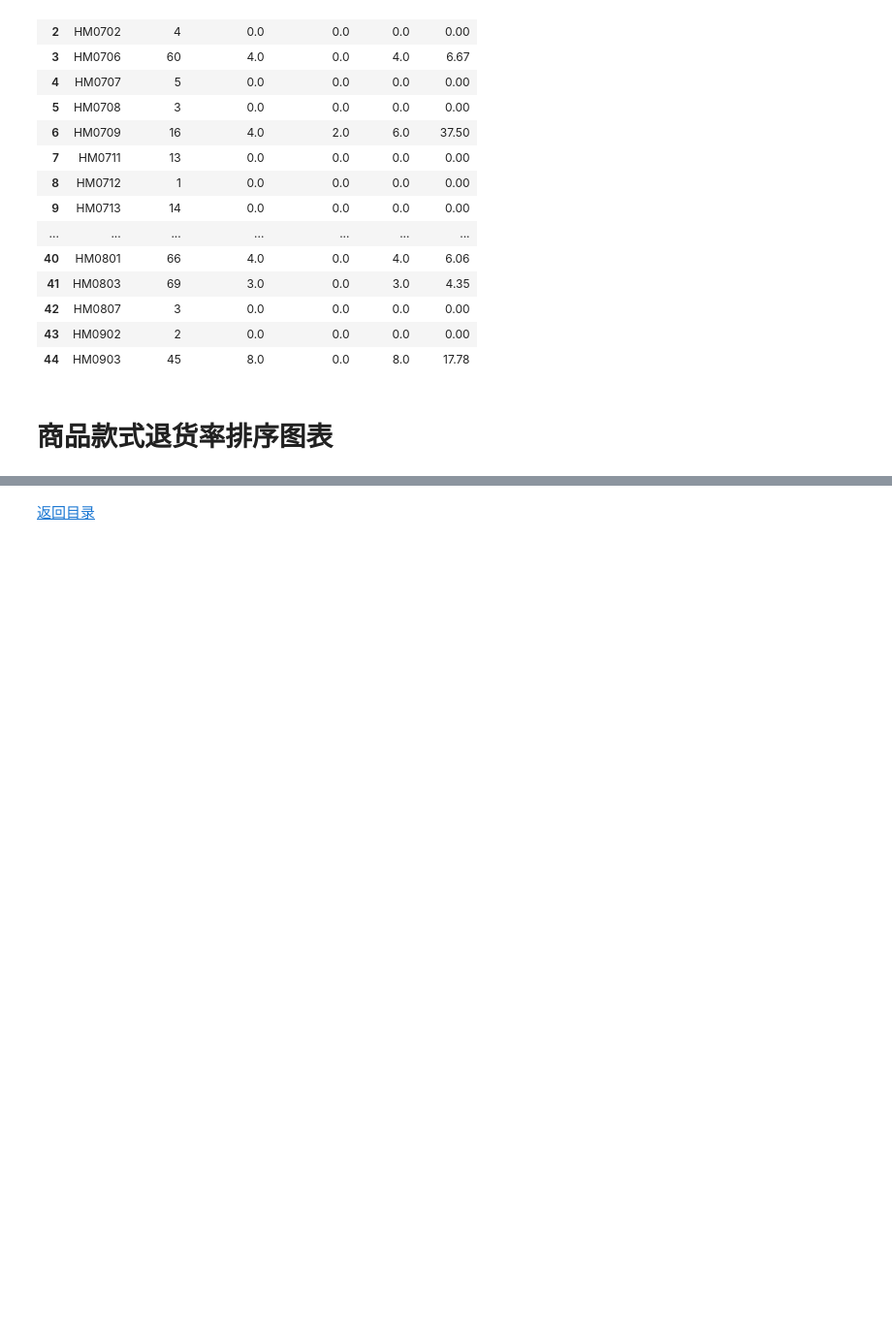
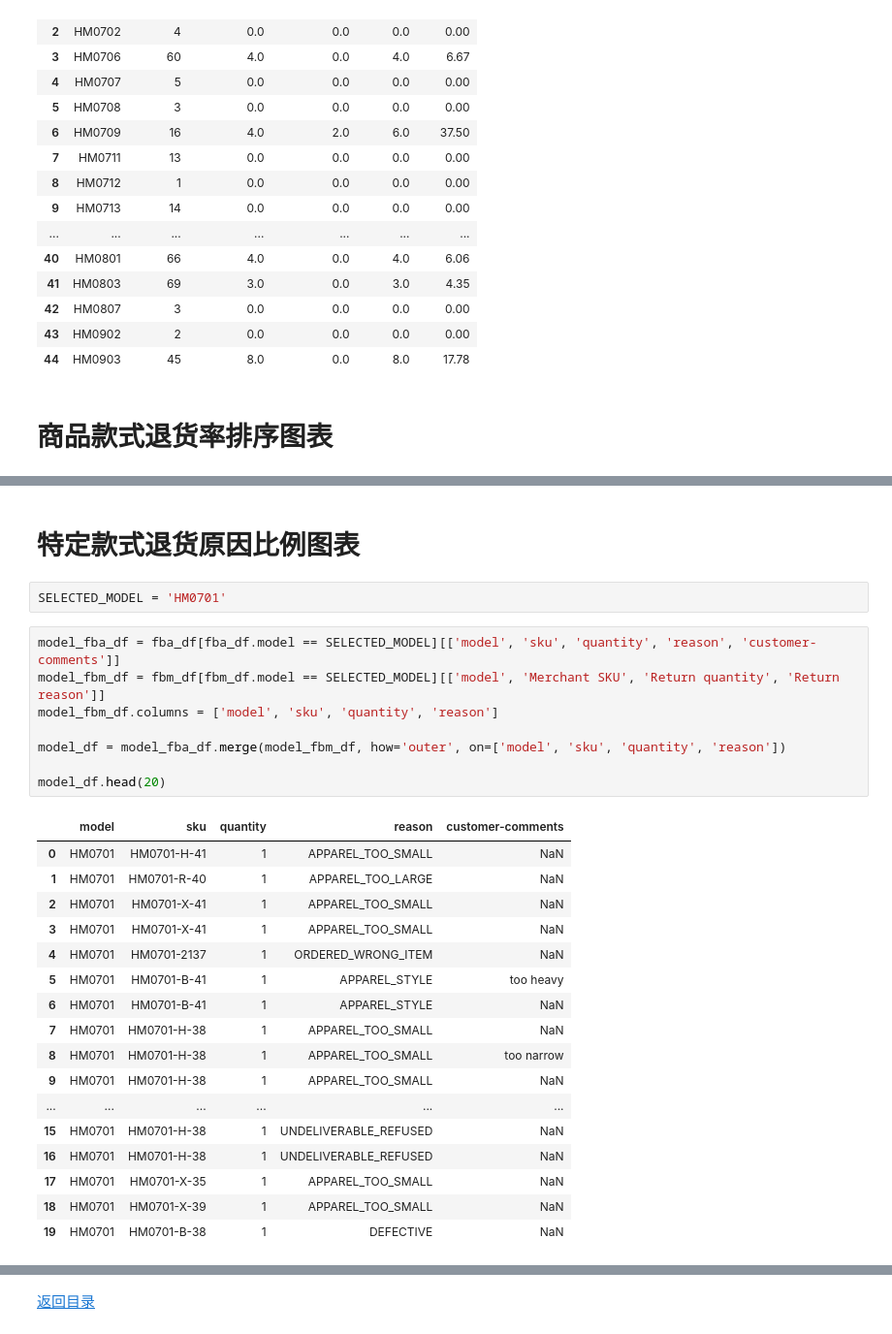
Before and after one commit to dyslab/jnb-sample, a Jupyter notebook: amz_reports/amz_returns_model.ipynb, the cells around one changed output, grey strips where cells are left out. Shown at 97% size. Cells and saved outputs as stored; diff of their text form; blank space fills up the shorter version.

```diff
--- a/amz_reports/amz_returns_model.ipynb
+++ b/amz_reports/amz_returns_model.ipynb
@@ -106,3 +106,33 @@ bar_df.plot(
 # %% [output]
 <matplotlib.axes._subplots.AxesSubplot at 0x...>
 [figure]
+# %% [markdown]
+# 特定款式退货原因比例图表
+# %%
+SELECTED_MODEL = 'HM0701'
+# %%
+model_fba_df = fba_df[fba_df.model == SELECTED_MODEL][['model', 'sku', 'quantity', 'reason', 'customer-comments']]
+model_fbm_df = fbm_df[fbm_df.model == SELECTED_MODEL][['model', 'Merchant SKU', 'Return quantity', 'Return reason']]
+model_fbm_df.columns = ['model', 'sku', 'quantity', 'reason']
+
+model_df = model_fba_df.merge(model_fbm_df, how='outer', on=['model', 'sku', 'quantity', 'reason'])
+
+model_df.head(20)
+# %% [output]
+|  | model | sku | quantity | reason | customer-comments |
+| 0 | HM0701 | HM0701-H-41 | 1 | APPAREL_TOO_SMALL | NaN |
+| 1 | HM0701 | HM0701-R-40 | 1 | APPAREL_TOO_LARGE | NaN |
+| 2 | HM0701 | HM0701-X-41 | 1 | APPAREL_TOO_SMALL | NaN |
+| 3 | HM0701 | HM0701-X-41 | 1 | APPAREL_TOO_SMALL | NaN |
+| 4 | HM0701 | HM0701-2137 | 1 | ORDERED_WRONG_ITEM | NaN |
+| 5 | HM0701 | HM0701-B-41 | 1 | APPAREL_STYLE | too heavy |
+| 6 | HM0701 | HM0701-B-41 | 1 | APPAREL_STYLE | NaN |
+| 7 | HM0701 | HM0701-H-38 | 1 | APPAREL_TOO_SMALL | NaN |
+| 8 | HM0701 | HM0701-H-38 | 1 | APPAREL_TOO_SMALL | too narrow |
+| 9 | HM0701 | HM0701-H-38 | 1 | APPAREL_TOO_SMALL | NaN |
+| ... | ... | ... | ... | ... | ... |
+| 15 | HM0701 | HM0701-H-38 | 1 | UNDELIVERABLE_REFUSED | NaN |
+| 16 | HM0701 | HM0701-H-38 | 1 | UNDELIVERABLE_REFUSED | NaN |
+| 17 | HM0701 | HM0701-X-35 | 1 | APPAREL_TOO_SMALL | NaN |
+| 18 | HM0701 | HM0701-X-39 | 1 | APPAREL_TOO_SMALL | NaN |
+| 19 | HM0701 | HM0701-B-38 | 1 | DEFECTIVE | NaN |
```
Also changed, not shown: parts of 2 cells of this notebook, 2 other files.
